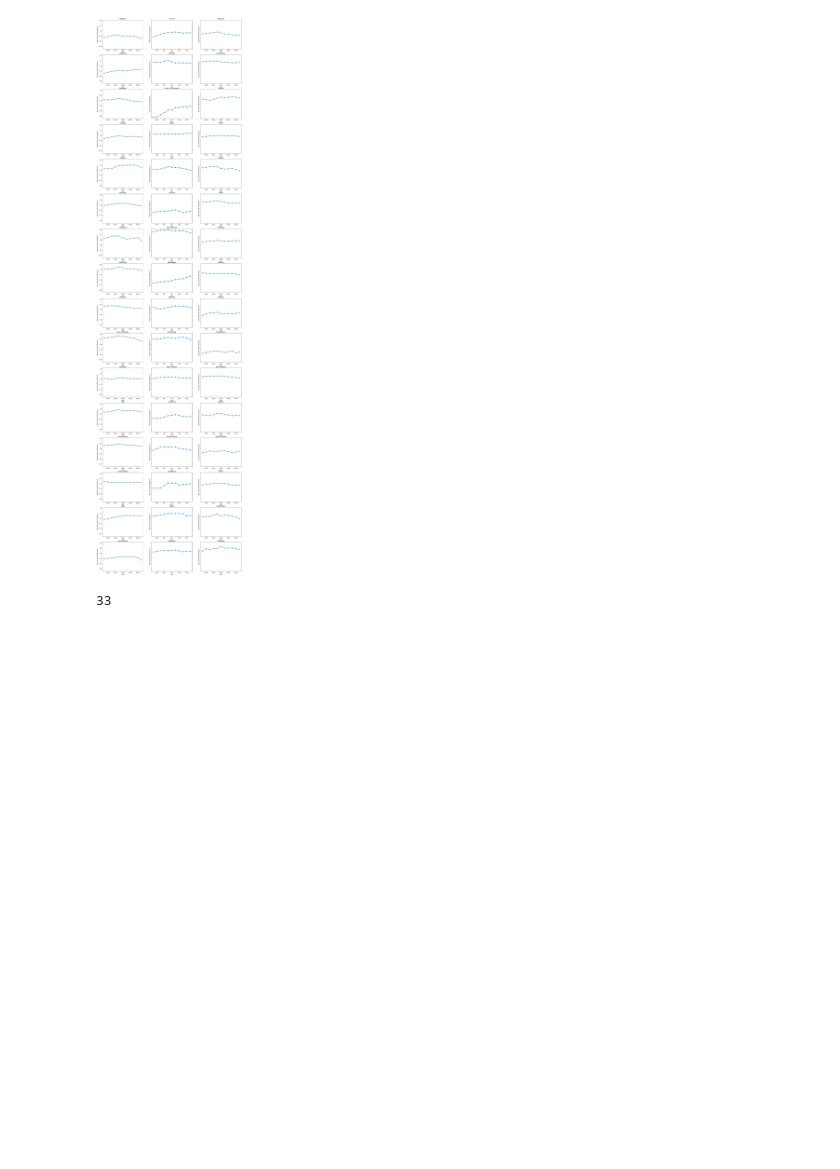
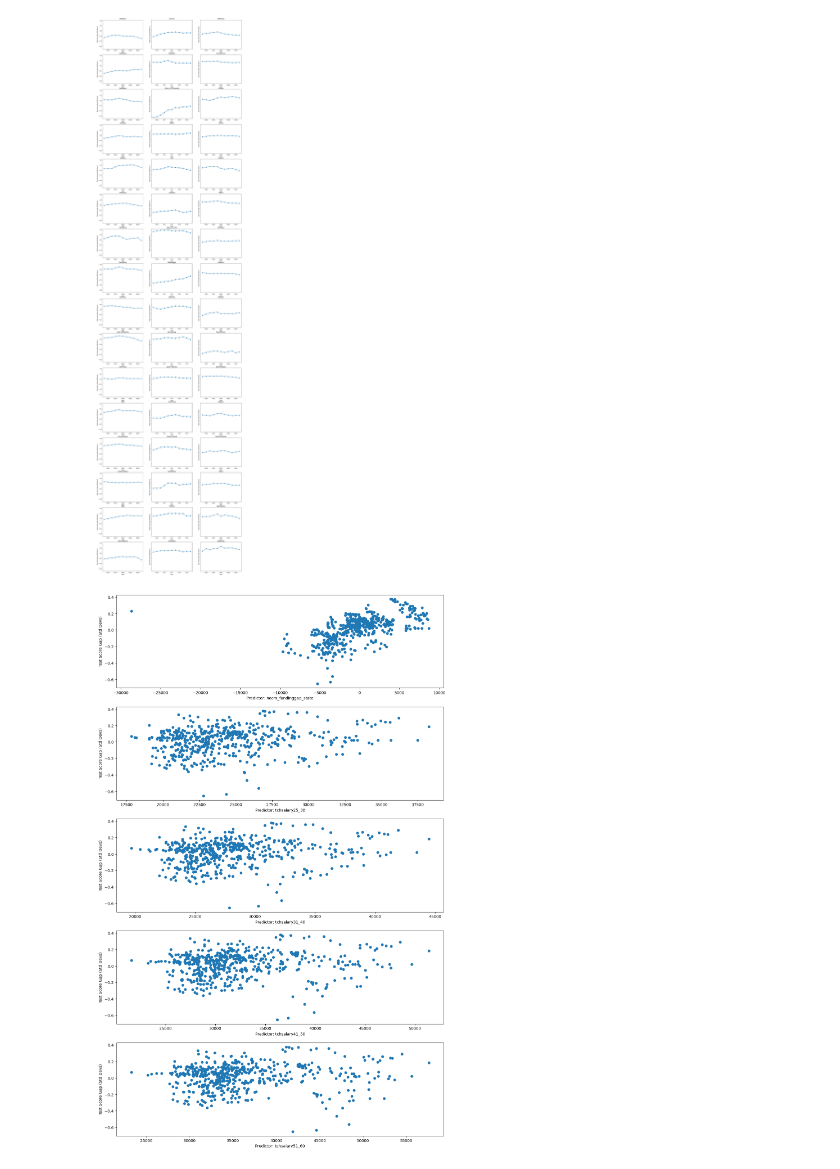
Before and after one commit to garland342/cs_1090a_project, a Jupyter notebook: cs1090a_project.ipynb, the cells around one changed output. Saved outputs shown, nothing was run; the diff lists cells and outputs as text; code cells hidden in the pictures; blank space fills up the shorter version.

```diff
--- a/cs1090a_project.ipynb
+++ b/cs1090a_project.ipynb
@@ -80,20 +102,12 @@ for state, ax in zip(states, axes.flatten()):
     ax.set_ylabel("Test Score Gap (Std Devs)")
 # %% [output]
 [figure]
-# %%
-focus_states = ["New Hampshire", "District of Columbia", "Mississippi"]
-focus_df = filtered_df[filtered_df["state_name"].isin(focus_states)]
-
-focus_df.head()
-# %% [output]
-33
-# %%
-fig, axes = plt.subplots(16, 3, figsize=(20, 80), sharey=True)
-
-
-for state, ax in zip(focus_states, axes.flatten()):
-    state_data = focus_df[focus_df["state_name"] == state]
-    ax.plot(state_data["year"], state_data[response_var], marker='o')
-    ax.set_title(state)
-    ax.set_xlabel("Year")
-    ax.set_ylabel("Test Score Gap (Std Devs)")
+# %%
+fig, axes = plt.subplots(5, 1, figsize=(15, 25), sharey=True)
+
+for pred, ax in zip(predictors_of_interest[4:], axes.flatten()):
+    ax.scatter(filtered_df[pred], filtered_df[response_var])
+    ax.set_xlabel(f"Predictor: {pred}")
+    ax.set_ylabel("Test Score Gap (Std Devs)")
+# %% [output]
+[figure, added]
```
Also changed, not shown: parts of 5 cells of this notebook.
